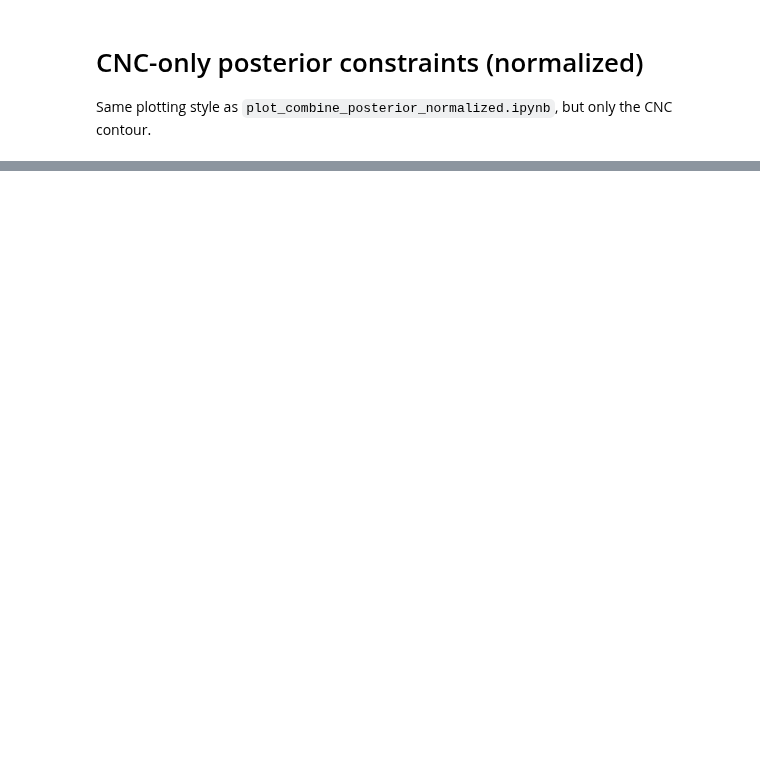
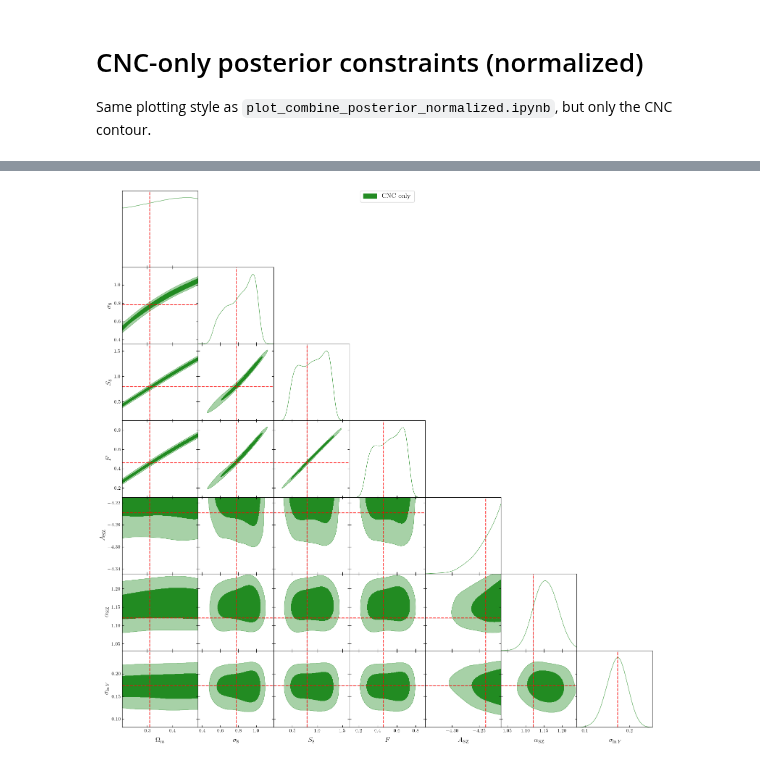
Before and after one commit to inigozubeldia/cosmocnc_jax, a Jupyter notebook: tutorials/plot_cnc_only_posterior_normalized.ipynb, the cells around one changed output, grey strips where cells are left out. Cells and saved outputs as stored; diff of their text form; code cells hidden in the pictures; blank space fills up the shorter version.

```diff
--- a/tutorials/plot_cnc_only_posterior_normalized.ipynb
+++ b/tutorials/plot_cnc_only_posterior_normalized.ipynb
@@ -33,22 +132,47 @@ for p in params:
 # %%
-plot_params = ['Omega_m', 'H0', 'ln10_10A_s', 'A_SZ', 'alpha_SZ', 'sigma_lnY']
+params_to_plot = [
+    "Omega_m",
+    "sigma8",
+    "S8",
+    "F",
+    "A_SZ",
+    "alpha_SZ",
+    "sigma_lnY",
+]
 
-g = plots.get_subplot_plotter(width_inch=12)
-g.settings.figure_legend_frame = False
-g.settings.alpha_filled_add = 0.70
+g = plots.get_subplot_plotter(width_inch=16)
+g.settings.lab_fontsize = 16
 g.settings.axes_fontsize = 12
-g.settings.lab_fontsize = 13
-g.settings.legend_fontsize = 13
+g.settings.legend_fontsize = 16
 
 g.triangle_plot(
     [samples_cnc],
-    plot_params,
+    params_to_plot,
     filled=True,
-    contour_colors=['#1f77b4'],
-    legend_labels=['CNC only'],
-    markers={k: fid[k] for k in plot_params if k in fid},
+    contour_colors=["forestgreen"],
+    legend_labels=["CNC only"],
+    markers={k: fid[k] for k in params_to_plot if k in fid},
 )
 
-plt.tight_layout()
-plt.savefig('/scratch/scratch-lxu/compute_packages/cosmocnc_jax/tutorials/triangle_cnc_only.png', dpi=300)
+# ---- True parameter values (red dashed lines) ----
+vline_style = {"color": "red", "ls": "--", "lw": 1.5, "alpha": 0.8}
+hline_style = {"color": "red", "ls": "--", "lw": 1.5, "alpha": 0.8}
+
+for i, p1 in enumerate(params_to_plot):
+    for j, p2 in enumerate(params_to_plot):
+        ax = g.subplots[i, j]
+        if ax is None:
+            continue
+        if i == j:
+            ax.axvline(fid[p1], **vline_style)
+        else:
+            ax.axvline(fid[p2], **vline_style)
+            ax.axhline(fid[p1], **hline_style)
+
+plt.savefig(
+    "/scratch/scratch-lxu/compute_packages/cosmocnc_jax/tutorials/triangle_cnc_only.png",
+    dpi=300,
+)
 plt.show()
+# %% [output]
+[figure, added]
```
Also changed, not shown: parts of 5 cells of this notebook, 1 other file.
